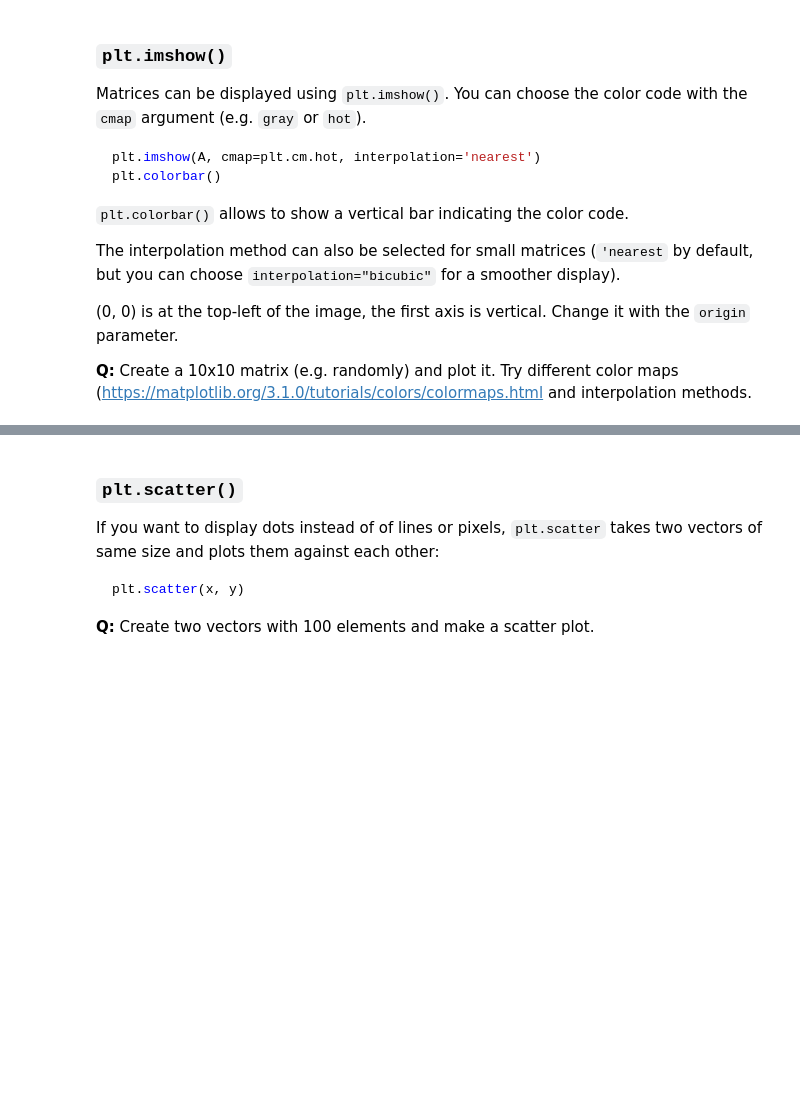
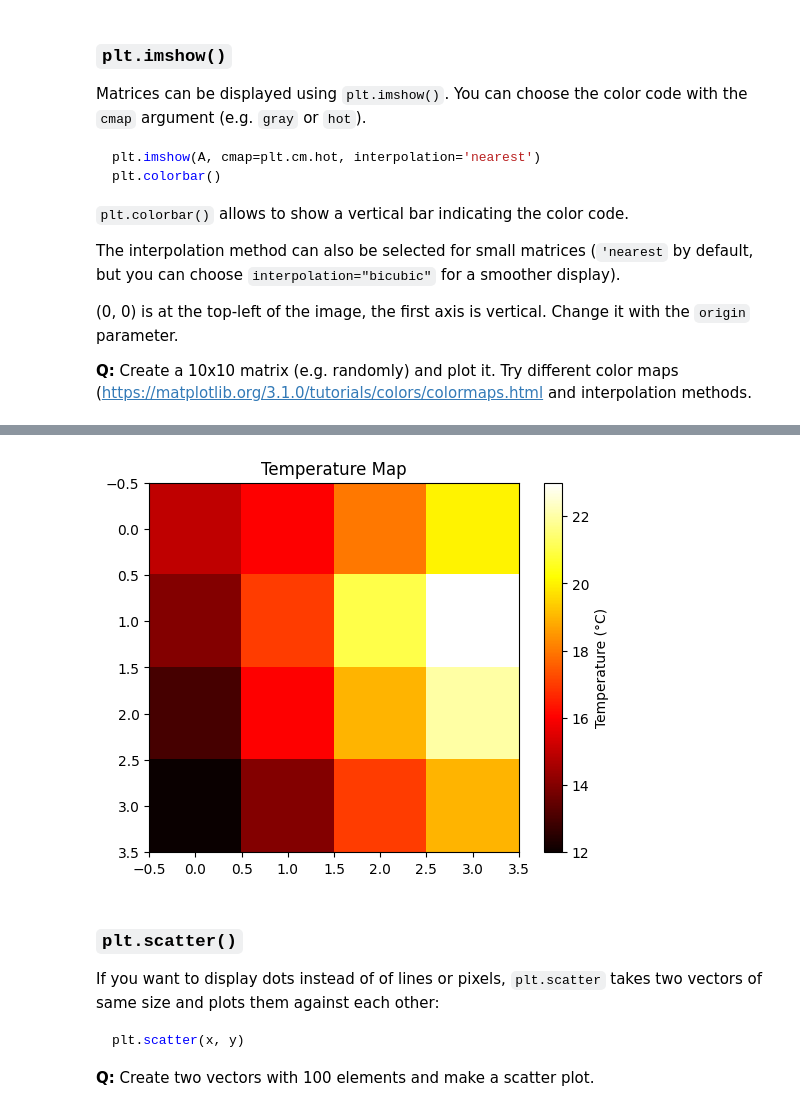
Before and after one commit to 77boom/neurocomputing, a Jupyter notebook: notebooks/2-Numpy.ipynb, the cells around one changed output, grey strips where cells are left out. Drawn from its saved outputs; the diff is of its cells as text; code cells hidden in the pictures; blank space fills up the shorter version.

```diff
--- a/notebooks/2-Numpy.ipynb
+++ b/notebooks/2-Numpy.ipynb
@@ -742,3 +782,20 @@ The interpolation method can also be selected for small matrices (`'nearest` by
+# %%
+import numpy as np
+import matplotlib.pyplot as plt
+
+temperature = np.array([
+    [15, 16, 18, 20],
+    [14, 17, 21, 23],
+    [13, 16, 19, 22],
+    [12, 14, 17, 19]
+])
+
+plt.imshow(temperature, cmap='hot', interpolation='nearest')
+plt.colorbar(label='Temperature (°C)')
+plt.title('Temperature Map')
+plt.show()
+# %% [output]
+[figure, added]
 # %% [markdown]
 ### `plt.scatter()`
 
```
Also changed, not shown: parts of 4 cells of this notebook.
